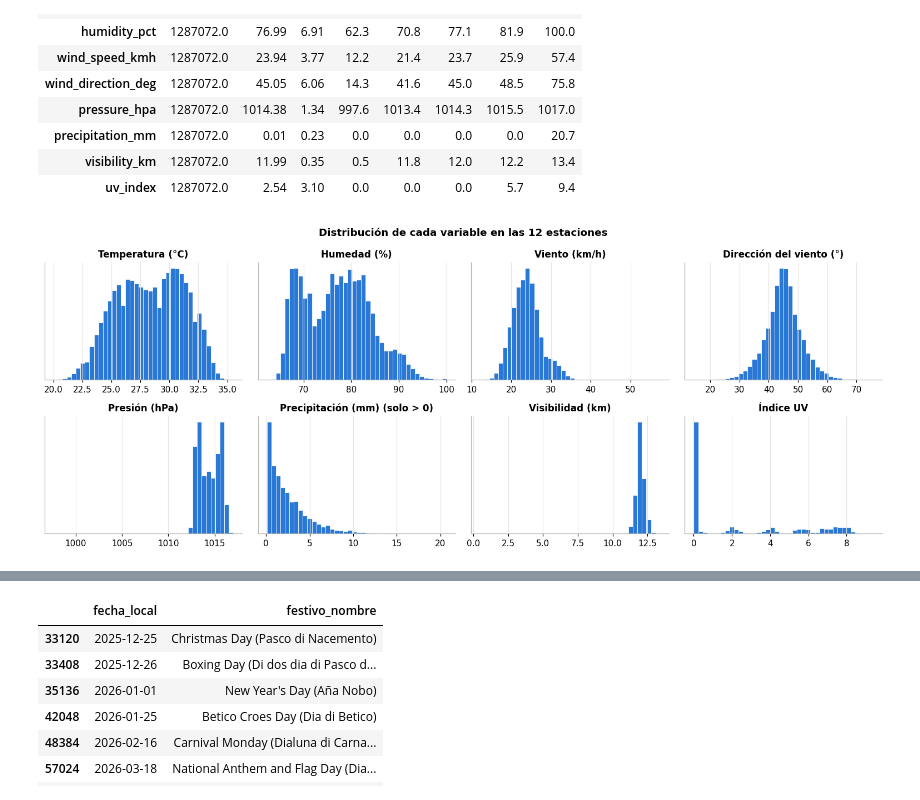
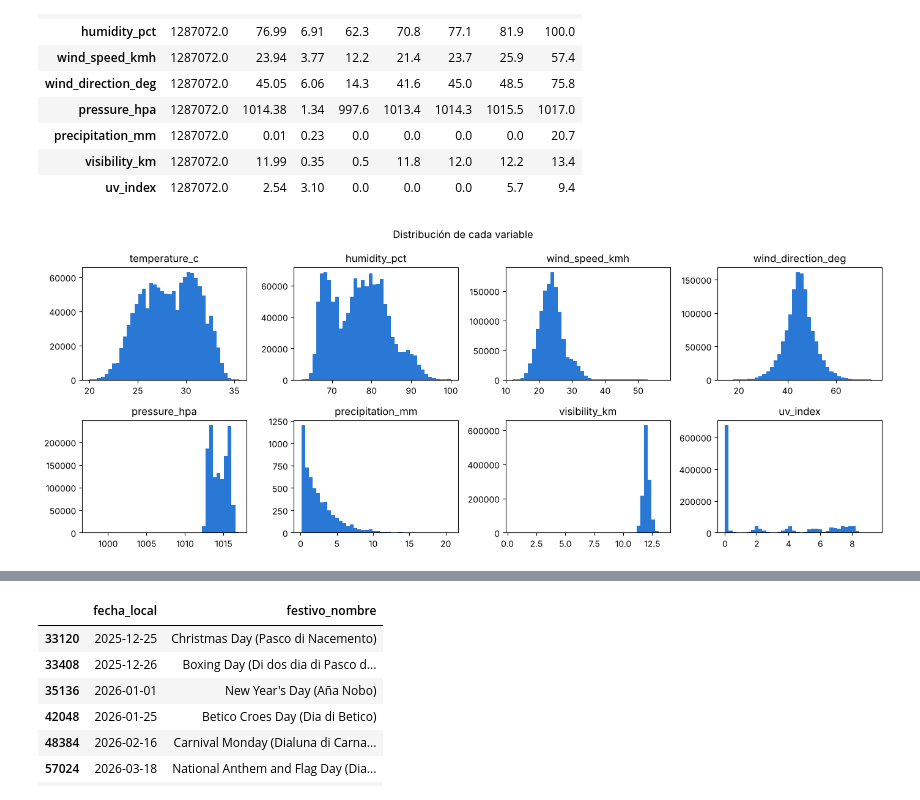
Before and after one commit to LucasToledanoDuque/Proyect_Computacion_HP, a Jupyter notebook: EDA/eda_datos.ipynb, the cells around one changed output, grey strips where cells are left out. Drawn from its saved outputs; the diff is of its cells as text; code cells hidden in the pictures.

```diff
--- a/EDA/eda_datos.ipynb
+++ b/EDA/eda_datos.ipynb
@@ -1,3 +7,29 @@
+# %%
+from pathlib import Path
+import numpy as np
+import pandas as pd
+import matplotlib.pyplot as plt
+
+# El notebook está dentro de EDA/, así que la raíz del repo es la carpeta de arriba
+RAIZ = Path("..")
+ENR = RAIZ / "DatosEnriquecimiento"
+LECTURAS = RAIZ / "ETL" / "transformado" / "db_meteorologica_sinDesfase.csv.gz"
+
+FIGURAS = RAIZ / "resultados" / "04_eda" / "figuras"
+TABLAS = RAIZ / "resultados" / "04_eda" / "tablas"
+FIGURAS.mkdir(parents=True, exist_ok=True)
+TABLAS.mkdir(parents=True, exist_ok=True)
+
+AZUL = "#2a78d6"
+NARANJA = "#eb6834"
+
+def guardar(fig, nombre):
+    fig.tight_layout()
+    fig.savefig(FIGURAS / f"{nombre}.png", dpi=150)
+    plt.show()
+
+estaciones = pd.read_csv(ENR / "estaciones" / "aruba_estaciones_enriquecidas.csv")
+NOMBRES = dict(zip(estaciones["id"], estaciones["name"]))
 # %% [markdown]
 ## 1. Las lecturas meteorológicas originales
 
@@ -66,20 +96,15 @@ descripcion
 | visibility_km | 1287072.0 | 11.99 | 0.35 | 0.5 | 11.8 | 12.0 | 12.2 | 13.4 |
 | uv_index | 1287072.0 | 2.54 | 3.10 | 0.0 | 0.0 | 0.0 | 5.7 | 9.4 |
 # %%
-etiquetas = {"temperature_c": "Temperatura (°C)", "humidity_pct": "Humedad (%)", "wind_speed_kmh": "Viento (km/h)",
-             "wind_direction_deg": "Dirección del viento (°)", "pressure_hpa": "Presión (hPa)",
-             "precipitation_mm": "Precipitación (mm)", "visibility_km": "Visibilidad (km)", "uv_index": "Índice UV"}
-
 fig, ejes = plt.subplots(2, 4, figsize=(14, 5.5))
 for eje, var in zip(ejes.flat, VARIABLES):
     datos = lect[var]
     if var == "precipitation_mm":
-        datos = datos[datos > 0]          # casi todo es 0; solo miramos cuando llueve
-    eje.hist(datos, bins=40, color=AZUL, edgecolor="white", linewidth=0.5)
-    eje.set_title(etiquetas[var] + (" (solo > 0)" if var == "precipitation_mm" else ""))
-    eje.set_yticks([])
-fig.suptitle("Distribución de cada variable en las 12 estaciones", fontweight="bold")
+        datos = datos[datos > 0]   # casi siempre es 0, miramos solo cuando llueve
+    eje.hist(datos, bins=40, color=AZUL)
+    eje.set_title(var)
+fig.suptitle("Distribución de cada variable")
 guardar(fig, "01_distribuciones")
 # %% [output]
-[figure, old version]
+[figure, new version]
 # %% [markdown]
```
Also changed, not shown: parts of 40 cells of this notebook, 14 other files.
